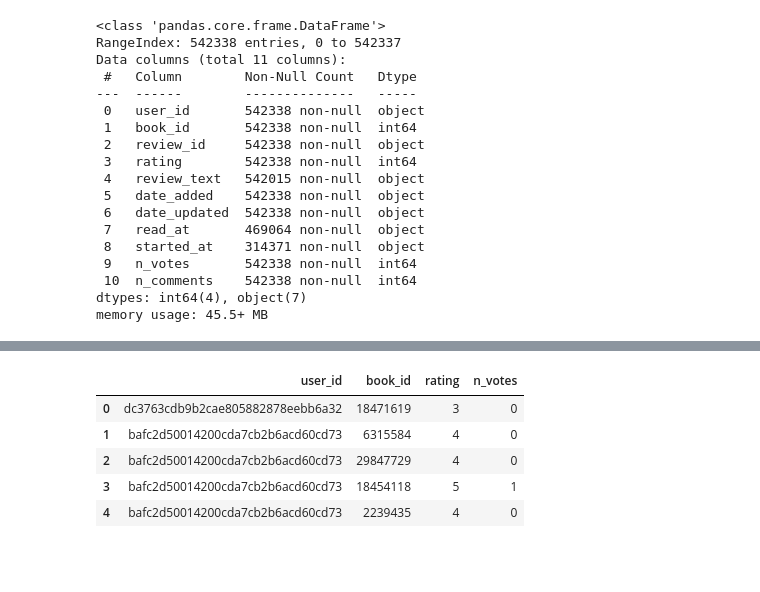
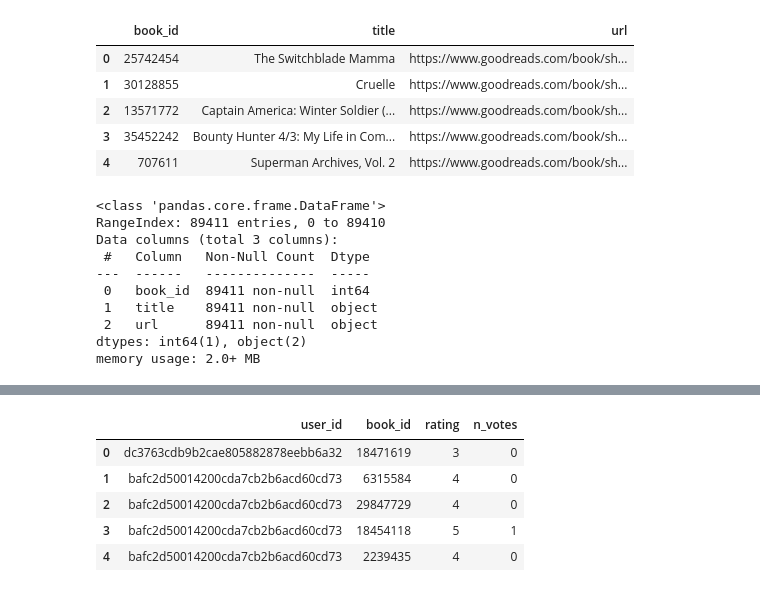
Before and after one commit to tcong51/Recommendation-System-Goodreads-Spoilers, a Jupyter notebook: RS_Project.ipynb, the cells around one changed output, grey strips where cells are left out. Cells and saved outputs as stored; diff of their text form; code cells hidden in the pictures; blank space fills up the shorter version.

```diff
--- a/RS_Project.ipynb
+++ b/RS_Project.ipynb
@@ -9,23 +14,26 @@ import pandas as pd
 # %%
 df = pd.read_csv('./goodreads_reviews_comics_graphic.csv')
+# %%
+map_title = pd.read_csv('./goodreads_books_comics_graphic.csv')[['book_id', 'title', 'url']]
+# %%
+map_title.head()
+# %% [output]
+|  | book_id | title | url |
+| 0 | 25742454 | The Switchblade Mamma | https://www.goodreads.com/book/sh... |
+| 1 | 30128855 | Cruelle | https://www.goodreads.com/book/sh... |
+| 2 | 13571772 | Captain America: Winter Soldier (... | https://www.goodreads.com/book/sh... |
+| 3 | 35452242 | Bounty Hunter 4/3: My Life in Com... | https://www.goodreads.com/book/sh... |
+| 4 | 707611 | Superman Archives, Vol. 2 | https://www.goodreads.com/book/sh... |
 # %%
-df.info()
+map_title.info()
 # %% [output]
 <class 'pandas.core.frame.DataFrame'>
-RangeIndex: 542338 entries, 0 to 542337
-Data columns (total 11 columns):
- #   Column        Non-Null Count   Dtype
----  ------        --------------   -----
- 0   user_id       542338 non-null  object
- 1   book_id       542338 non-null  int64
- 2   review_id     542338 non-null  object
- 3   rating        542338 non-null  int64
- 4   review_text   542015 non-null  object
- 5   date_added    542338 non-null  object
- 6   date_updated  542338 non-null  object
- 7   read_at       469064 non-null  object
- 8   started_at    314371 non-null  object
- 9   n_votes       542338 non-null  int64
- 10  n_comments    542338 non-null  int64
-dtypes: int64(4), object(7)
-memory usage: 45.5+ MB
+RangeIndex: 89411 entries, 0 to 89410
+Data columns (total 3 columns):
+ #   Column   Non-Null Count  Dtype
+---  ------   --------------  -----
+ 0   book_id  89411 non-null  int64
+ 1   title    89411 non-null  object
+ 2   url      89411 non-null  object
+dtypes: int64(1), object(2)
+memory usage: 2.0+ MB
```
Also changed, not shown: parts of 21 cells of this notebook.
